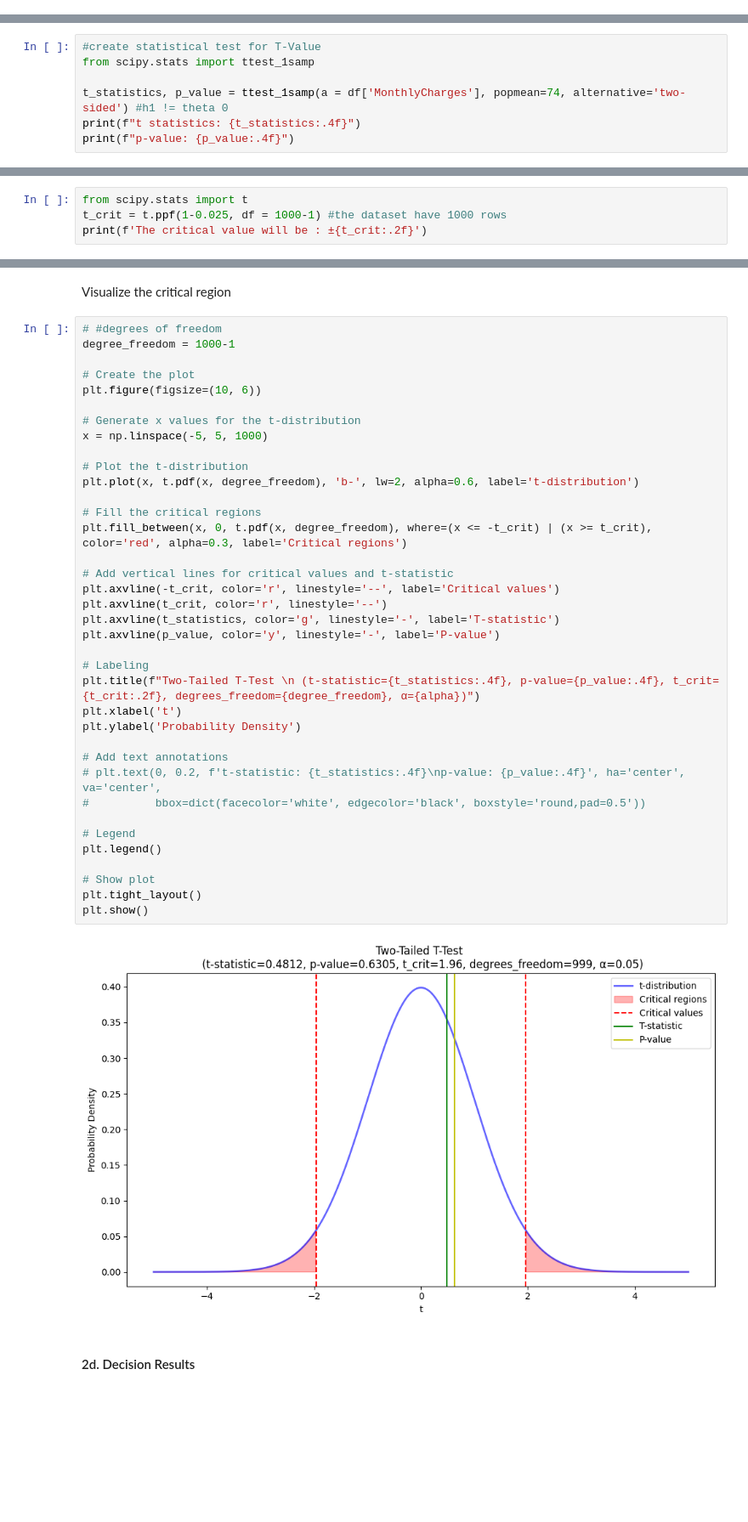
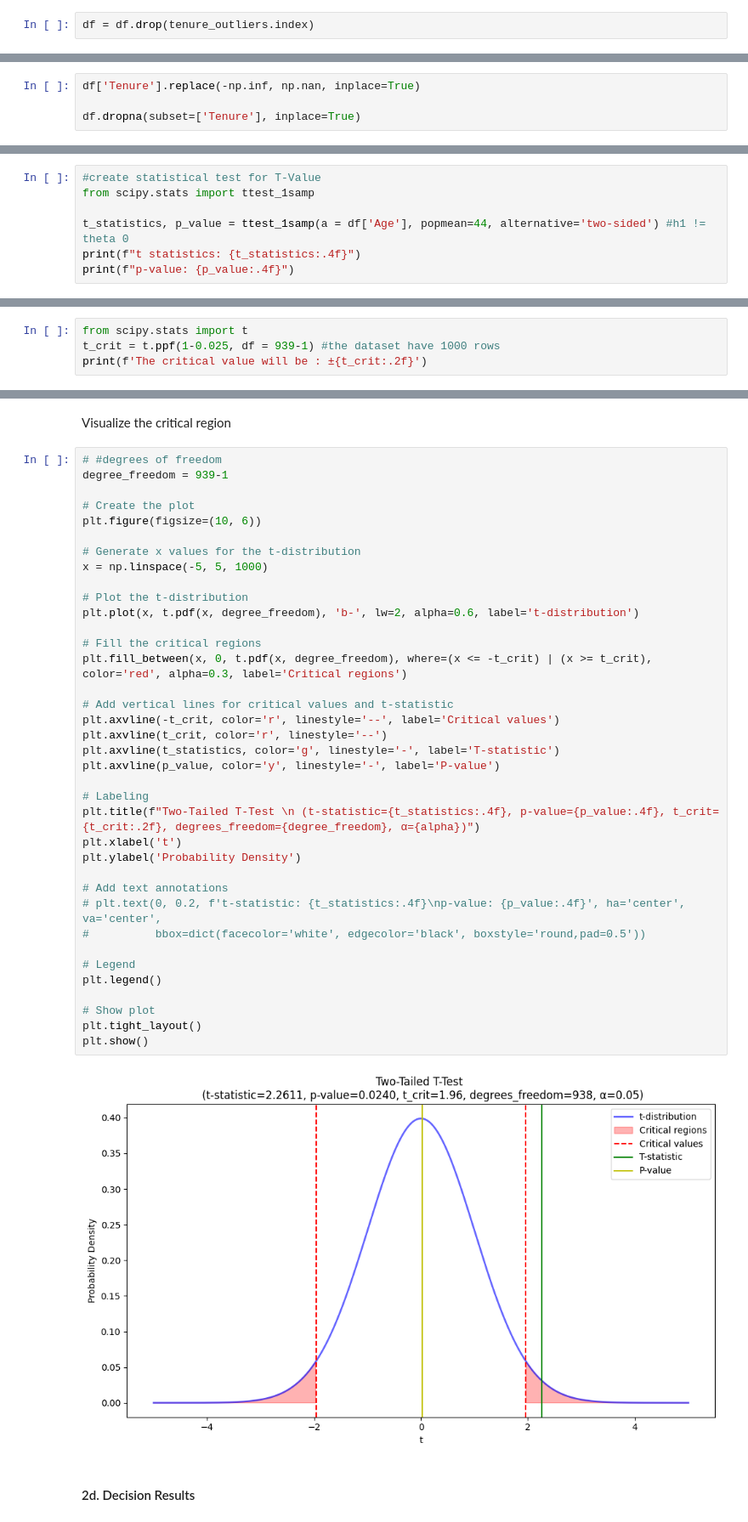
Before and after one commit to rzkybagaskara/telecom-customer-analysis, a Jupyter notebook: Customer_Churn_Analysis.ipynb, the cells around one changed output, grey strips where cells are left out. Shown at 85% size. Cells and saved outputs as stored; diff of their text form; blank space fills up the shorter version.

```diff
--- a/Customer_Churn_Analysis.ipynb
+++ b/Customer_Churn_Analysis.ipynb
@@ -185,0 +296,2 @@ df.describe()
+# %%
+df = df.drop(tenure_outliers.index)
@@ -185,0 +347,4 @@ df.describe()
+# %%
+df['Tenure'].replace(-np.inf, np.nan, inplace=True)
+
+df.dropna(subset=['Tenure'], inplace=True)
@@ -284,7 +484,7 @@ $$ t = \frac{\bar{x}-\mu_0}{\sqrt{s^2/n}}$$
 #create statistical test for T-Value
 from scipy.stats import ttest_1samp
 
-t_statistics, p_value = ttest_1samp(a = df['MonthlyCharges'], popmean=74, alternative='two-sided') #h1 != theta 0
+t_statistics, p_value = ttest_1samp(a = df['Age'], popmean=44, alternative='two-sided') #h1 != theta 0
 print(f"t statistics: {t_statistics:.4f}")
 print(f"p-value: {p_value:.4f}")
 # %% [output]
@@ -296,7 +496,7 @@ p-value: 0.6305
 Next is to find critical value based on alpha (significance level), which is 5% and because there is two regions (left and right), we divided the alpha into two:
 # %%
 from scipy.stats import t
-t_crit = t.ppf(1-0.025, df = 1000-1) #the dataset have 1000 rows
+t_crit = t.ppf(1-0.025, df = 939-1) #the dataset have 1000 rows
 print(f'The critical value will be : ±{t_crit:.2f}')
 # %% [output]
 The critical value will be : ±1.96
@@ -328,7 +528,7 @@ Failed to reject the Null hypothesis
 Visualize the critical region
 # %%
 # #degrees of freedom
-degree_freedom = 1000-1
+degree_freedom = 939-1
 
 # Create the plot
 plt.figure(figsize=(10, 6))
@@ -337,34 +537,34 @@ plt.figure(figsize=(10, 6))
 x = np.linspace(-5, 5, 1000)
 
 # Plot the t-distribution
 plt.plot(x, t.pdf(x, degree_freedom), 'b-', lw=2, alpha=0.6, label='t-distribution')
 
 # Fill the critical regions
 plt.fill_between(x, 0, t.pdf(x, degree_freedom), where=(x <= -t_crit) | (x >= t_crit), color='red', alpha=0.3, label='Critical regions')
 
 # Add vertical lines for critical values and t-statistic
 plt.axvline(-t_crit, color='r', linestyle='--', label='Critical values')
 plt.axvline(t_crit, color='r', linestyle='--')
 plt.axvline(t_statistics, color='g', linestyle='-', label='T-statistic')
 plt.axvline(p_value, color='y', linestyle='-', label='P-value')
 
 # Labeling
 plt.title(f"Two-Tailed T-Test \n (t-statistic={t_statistics:.4f}, p-value={p_value:.4f}, t_crit={t_crit:.2f}, degrees_freedom={degree_freedom}, α={alpha})")
 plt.xlabel('t')
 plt.ylabel('Probability Density')
 
 # Add text annotations
 # plt.text(0, 0.2, f't-statistic: {t_statistics:.4f}\np-value: {p_value:.4f}', ha='center', va='center',
 #          bbox=dict(facecolor='white', edgecolor='black', boxstyle='round,pad=0.5'))
 
 # Legend
 plt.legend()
 
 # Show plot
 plt.tight_layout()
 plt.show()
 # %% [output]
-[figure, old version]
+[figure, new version]
 # %% [markdown]
 #### 2d. Decision Results
 # %% [markdown]
```
Also changed, not shown: parts of 67 cells of this notebook.
